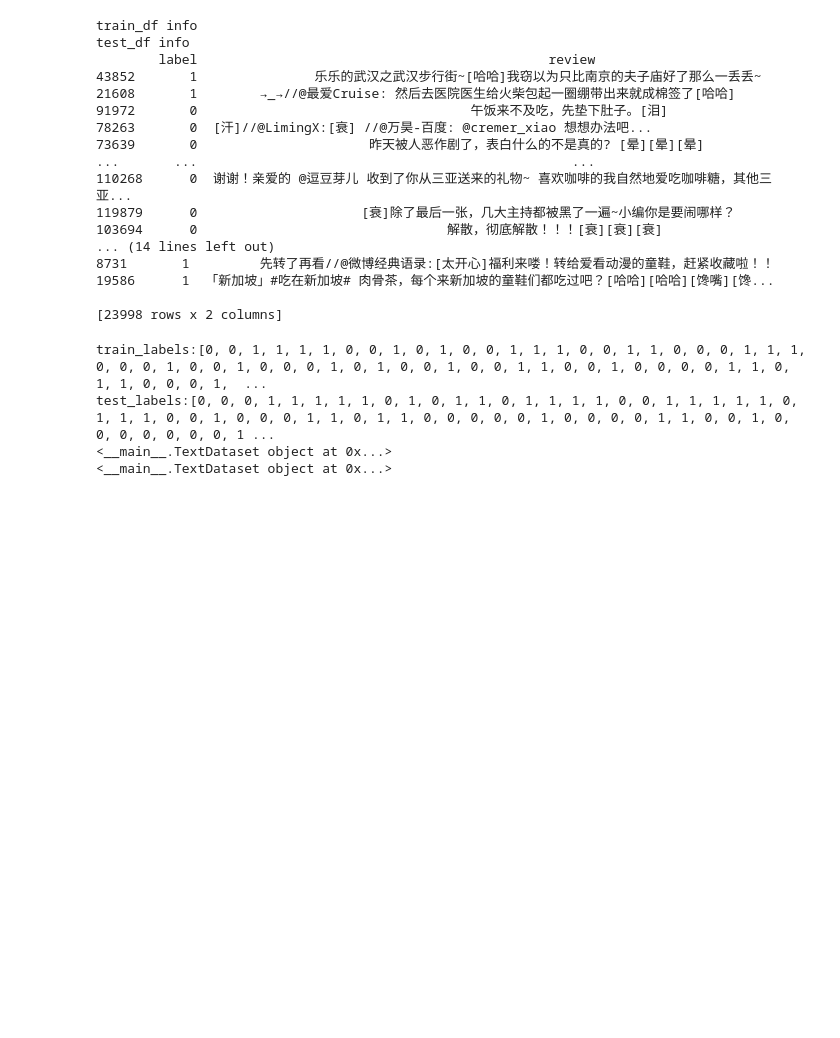
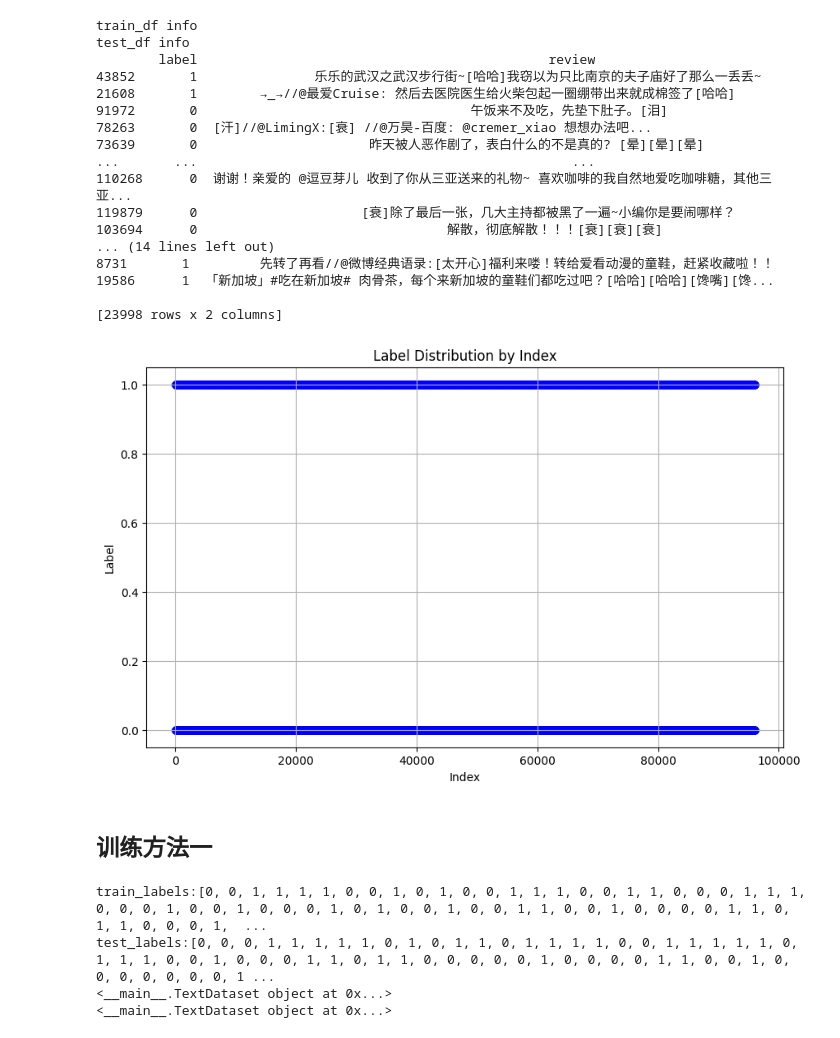
Before and after one commit to GISChat/Fine-tune-bert, a Jupyter notebook: GISchat_bert_fine_tuning.ipynb, the cells around one changed output. Drawn from its saved outputs; the diff is of its cells as text; code cells hidden in the pictures; blank space fills up the shorter version.

```diff
--- a/GISchat_bert_fine_tuning.ipynb
+++ b/GISchat_bert_fine_tuning.ipynb
@@ -108,6 +117,21 @@ test_df info
 19586      1  「新加坡」#吃在新加坡# 肉骨茶，每个来新加坡的童鞋们都吃过吧？[哈哈][哈哈][馋嘴][馋...
 
 [23998 rows x 2 columns]
+# %%
+import pandas as pd
+import matplotlib.pyplot as plt
+train_df_plt = train_df.copy()
+train_df_plt['id'] = range(1, len(train_df_plt) + 1)
+# 以 index 作为横轴，label 列作为纵轴进行散点图可视化
+plt.figure(figsize=(10, 6))
+plt.scatter(train_df_plt['id'], train_df_plt['label'], color='b')
+plt.xlabel('Index')
+plt.ylabel('Label')
+plt.title('Label Distribution by Index')
+plt.grid(True)
+plt.show()
+# %% [output]
+[figure, added]
 # %%
 # @title 检查设备可用性 初始化分词器
 # 检查是否有可用的 CUDA 设备
@@ -119,6 +143,8 @@ else:
 
 # 初始化分词器
 tokenizer = BertTokenizer.from_pretrained('bert-base-chinese')
+# %% [markdown]
+## 训练方法一
 # %%
 # @title 创建数据集
 class TextDataset(Dataset):
```
Also changed, not shown: parts of 33 cells of this notebook.
